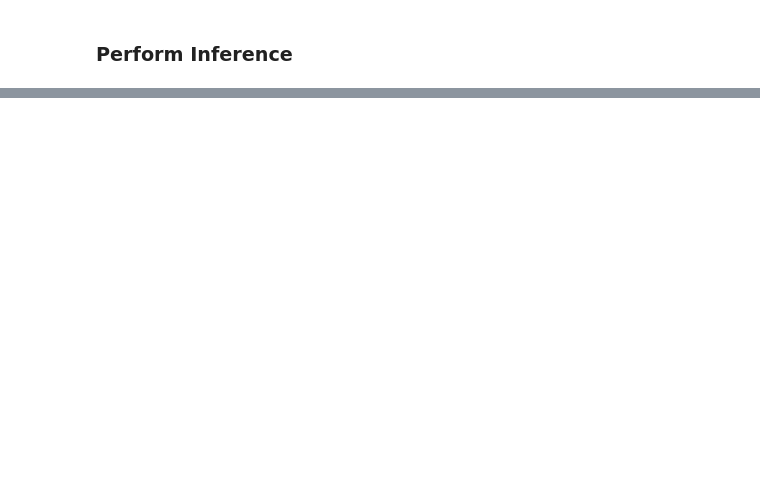
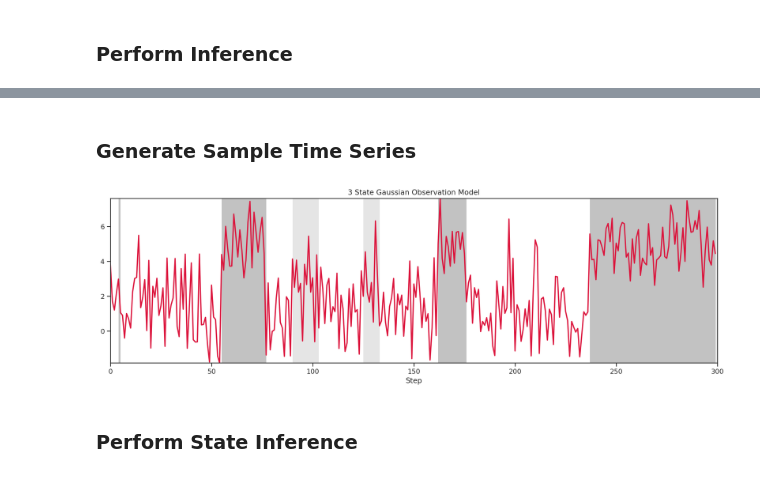
Before and after one commit to CorpuzKB/PML-Advance-Topics-notebooks, a Jupyter notebook: HMM_Inference__TensorFlow.ipynb, the cells around one changed output, grey strips where cells are left out. Saved outputs shown, nothing was run; the diff lists cells and outputs as text; code cells hidden in the pictures; blank space fills up the shorter version.

```diff
--- a/HMM_Inference__TensorFlow.ipynb
+++ b/HMM_Inference__TensorFlow.ipynb
@@ -95 +105,16 @@ class HMM_Categorical_Inference:
+# %%
+def HMM_Generator(A, B, π, steps, batch_dims=1):
+  state_t = tfd.Categorical(probs=tf.squeeze(π)).sample([batch_dims, 1])
+  transition_distribution = tfd.Categorical(probs=A).sample([batch_dims, steps])
+  observation_distribution =B.sample([batch_dims, steps])
+  for i in range(steps):
+    state_t = tf.gather_nd(transition_distribution[:, i], state_t, 1)[:, tf.newaxis]
+    obs_t = tf.gather_nd(observation_distribution[:, i], state_t, 1)[:, tf.newaxis]
+    if i == 0:
+      state = state_t
+      obs = obs_t
+    else:
+      state = tf.concat([state, state_t], 1)
+      obs = tf.concat([obs, obs_t], 1)
+  return state, obs
 # %% [markdown]
@@ -174,0 +218,14 @@ plt.show()
+# %% [markdown]
+### Generate Sample Time Series
+# %%
+num_batches = 1
+num_steps = 300
+true_states, observations = HMM_Generator(A, B, states_0, num_steps, batch_dims=num_batches)
+plt.figure(figsize=(18, 5))
+plt.imshow(true_states[None, 0, :], extent=(0, num_steps, np.min(observations[0]), np.max(observations[0])), cmap='Greys', alpha=0.24, aspect='auto')
+plt.plot(observations[0], color="crimson", linewidth=2)
+plt.title("{} State Gaussian Observation Model".format(num_states));  plt.xlabel('Step'); plt.show()
+# %% [output]
+[figure, added]
+# %% [markdown]
+### Perform State Inference
```
Also changed, not shown: parts of 20 cells of this notebook.
